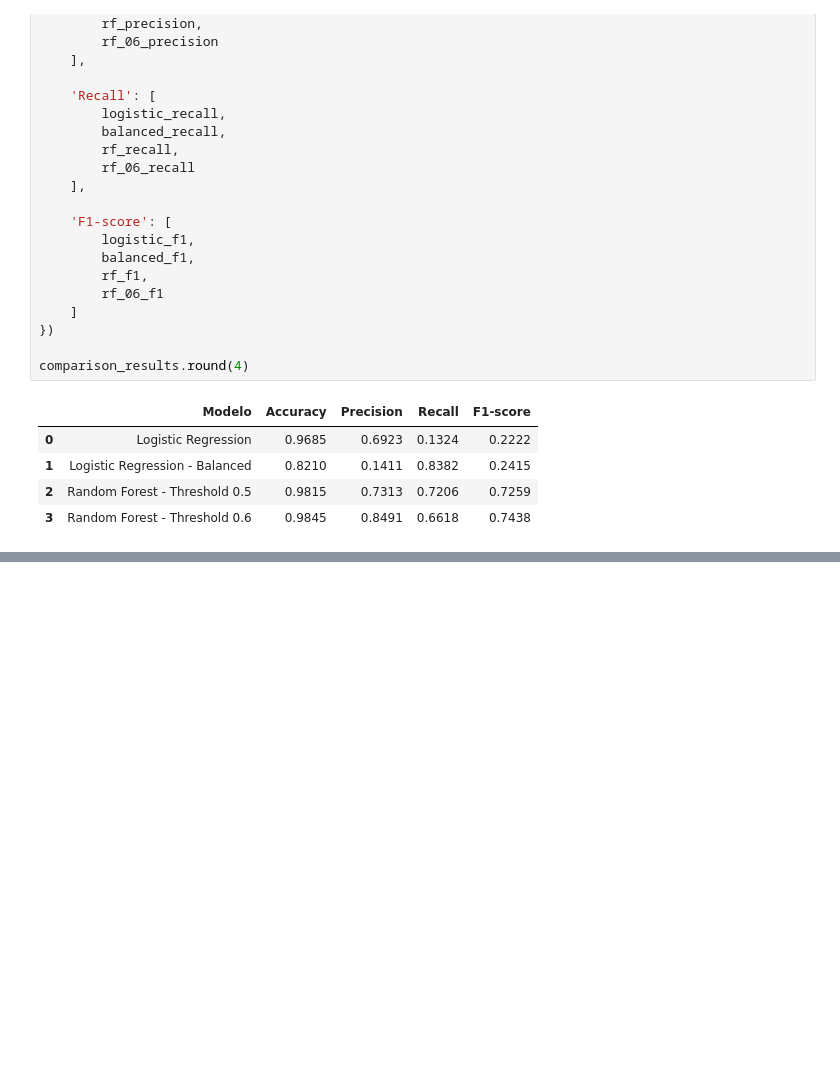
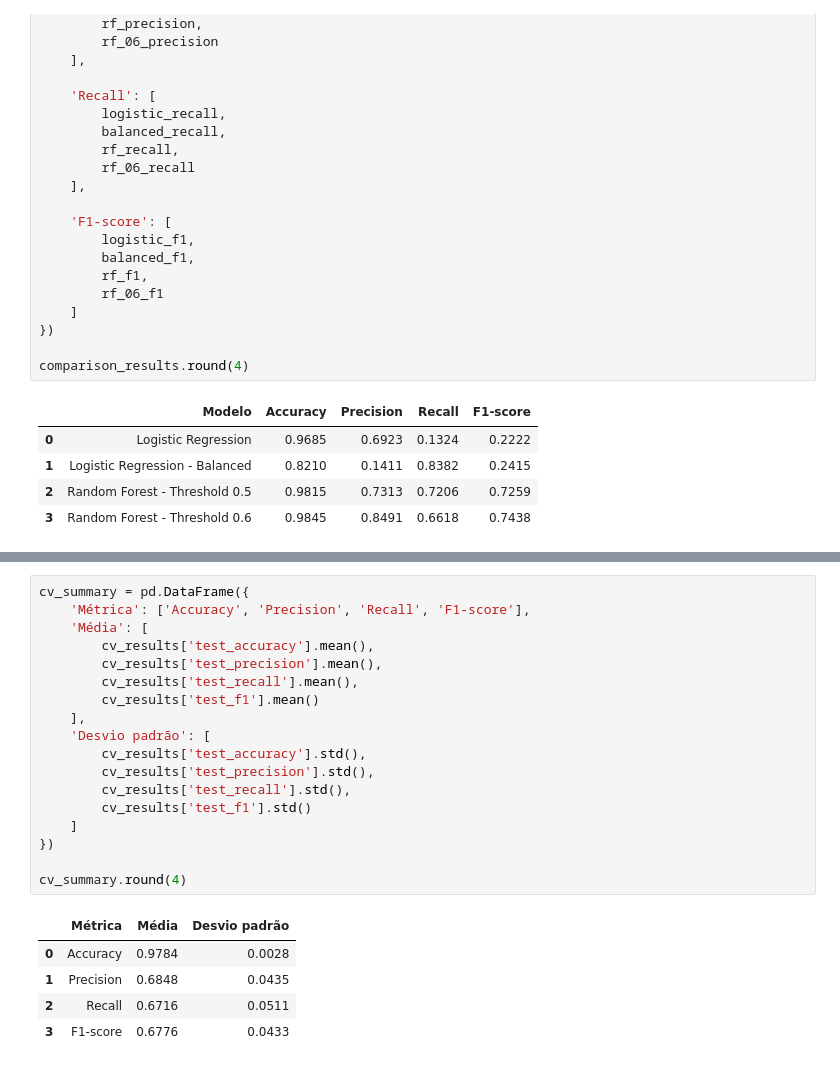
Before and after one commit to joaovitorsoska/Sistema-industrial-deteccao-anomalias, a Jupyter notebook: notebooks/EDA.ipynb, the cells around one changed output, grey strips where cells are left out. Drawn from its saved outputs; the diff is of its cells as text; blank space fills up the shorter version.

```diff
--- a/notebooks/EDA.ipynb
+++ b/notebooks/EDA.ipynb
@@ -755,0 +798,24 @@ comparison_results.round(4)
+# %%
+cv_summary = pd.DataFrame({
+    'Métrica': ['Accuracy', 'Precision', 'Recall', 'F1-score'],
+    'Média': [
+        cv_results['test_accuracy'].mean(),
+        cv_results['test_precision'].mean(),
+        cv_results['test_recall'].mean(),
+        cv_results['test_f1'].mean()
+    ],
+    'Desvio padrão': [
+        cv_results['test_accuracy'].std(),
+        cv_results['test_precision'].std(),
+        cv_results['test_recall'].std(),
+        cv_results['test_f1'].std()
+    ]
+})
+
+cv_summary.round(4)
+# %% [output]
+|  | Métrica | Média | Desvio padrão |
+| 0 | Accuracy | 0.9784 | 0.0028 |
+| 1 | Precision | 0.6848 | 0.0435 |
+| 2 | Recall | 0.6716 | 0.0511 |
+| 3 | F1-score | 0.6776 | 0.0433 |
```
Also changed, not shown: parts of 8 cells of this notebook.
